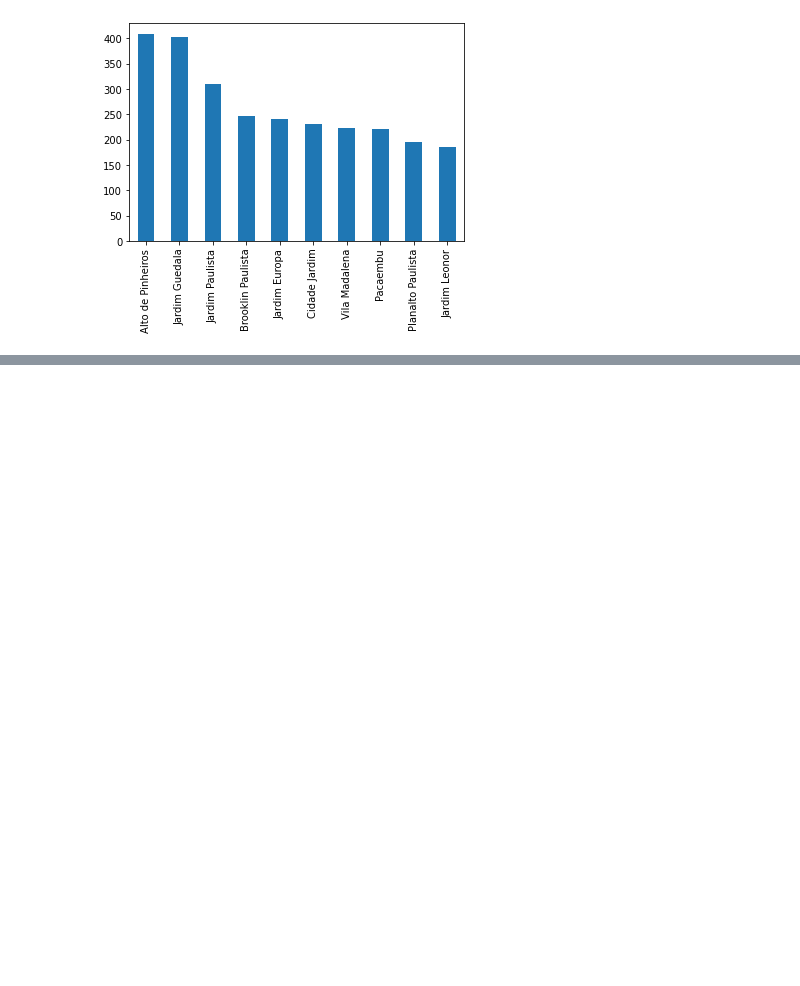
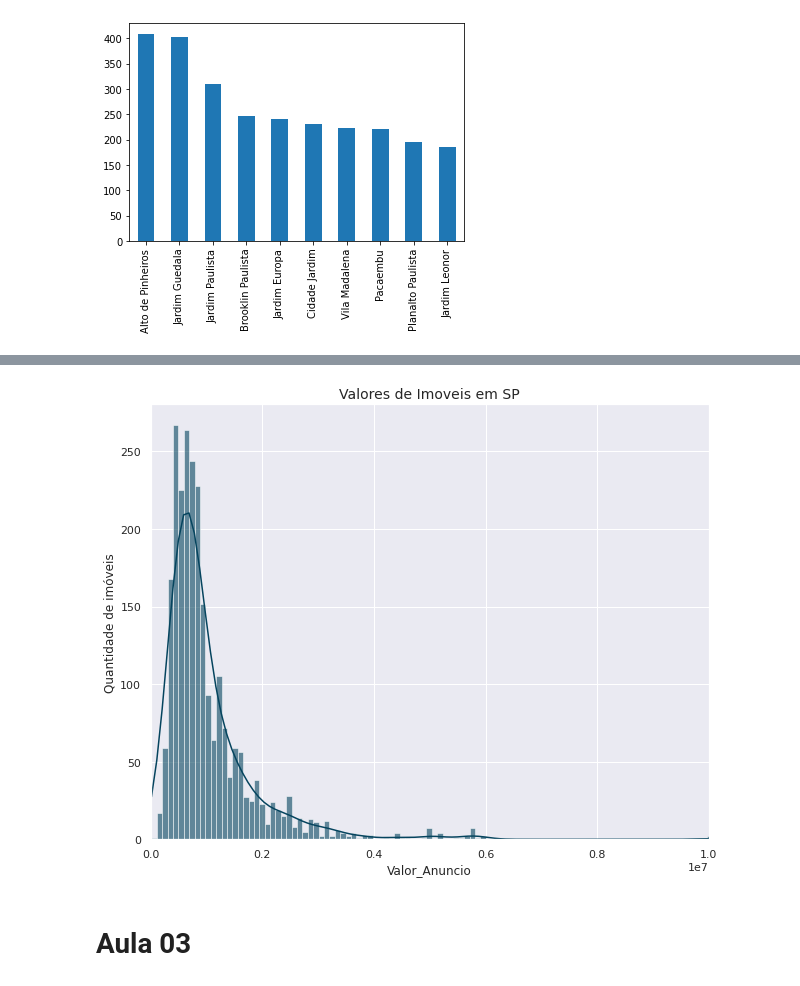
Before and after one commit to Viniciusalgueiro/Alura, a Jupyter notebook: ImersaoAlura03.ipynb, the cells around one changed output, grey strips where cells are left out. Drawn from its saved outputs; the diff is of its cells as text; code cells hidden in the pictures; blank space fills up the shorter version.

```diff
--- a/ImersaoAlura03.ipynb
+++ b/ImersaoAlura03.ipynb
@@ -57,0 +186,3 @@ Bairro_imoveis.plot.bar()
+# %%
+df_vendas_limpo = df_vendas[(df_vendas["Banheiros"] < 5) & (df_vendas["Quartos"] < 4) & (df_vendas["Vagas"] < 3) & (df_vendas["Metragem"] > 10) & (df_vendas["Metragem"] < 2000)]
+df_vendas_limpo
@@ -57,0 +203,12 @@ Bairro_imoveis.plot.bar()
+# %%
+sns.set()
+plt.figure(figsize=(10,8))
+ax = sns.histplot(data=df_vendas_limpo, x='Valor_Anuncio', color="#05445E",linewidth=0.5, alpha=0.6, kde=True)
+ax.set_title('Valores de Imoveis em SP',fontsize = 14)
+plt.ylabel("Quantidade de imóveis")
+plt.xlim((-50, 10000000))
+plt.show()
+# %% [output]
+[figure, added]
+# %% [markdown]
+# Aula 03
```
Also changed, not shown: parts of 18 cells of this notebook.
